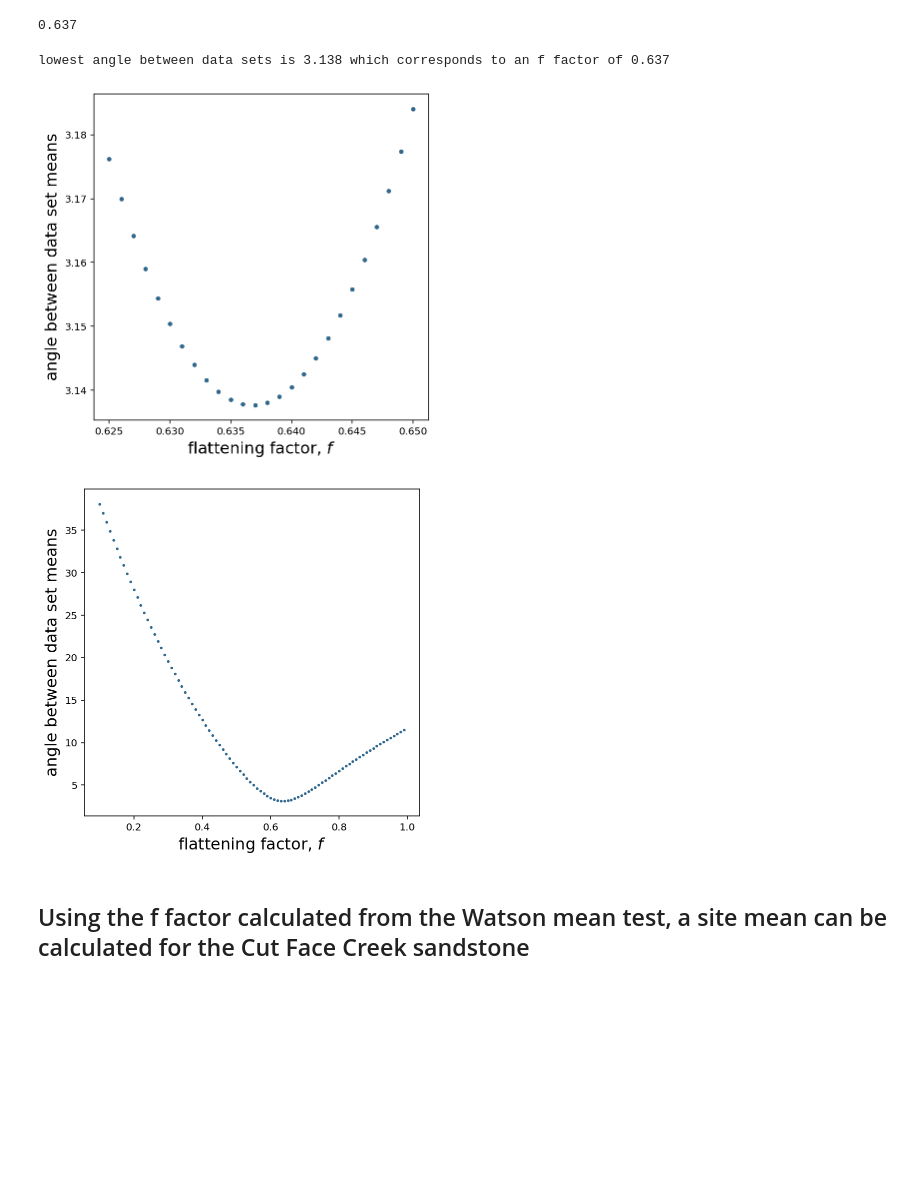
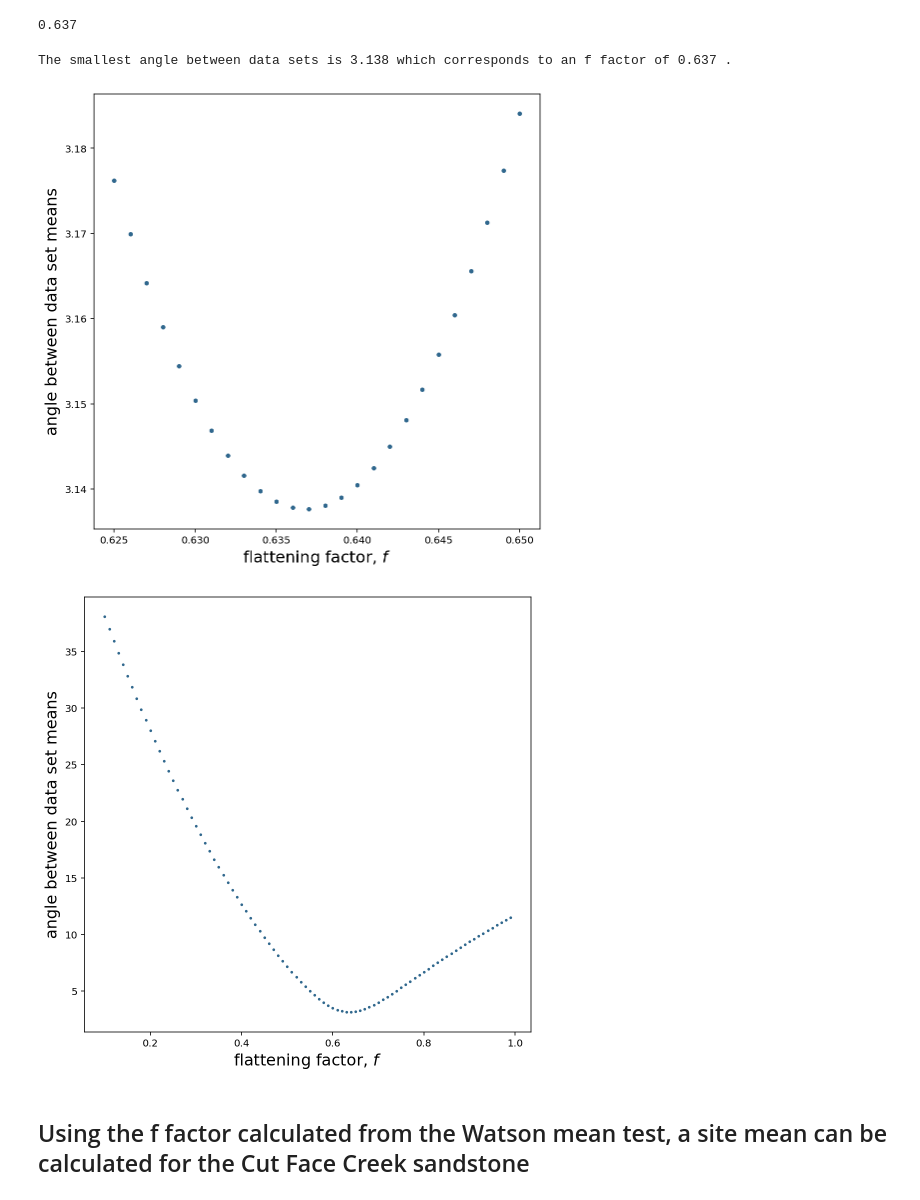
Before and after one commit to Swanson-Hysell-Group/Inclination_Shallowing, a Jupyter notebook: code/Cutface_pmag.ipynb, the cells around one changed output. Saved outputs shown, nothing was run; the diff lists cells and outputs as text; code cells hidden in the pictures; blank space fills up the shorter version.

```diff
--- a/code/Cutface_pmag.ipynb
+++ b/code/Cutface_pmag.ipynb
@@ -742,19 +743,20 @@ np.savetxt('good_f_factors_nsvg.txt',good_f_factors_nsvg)
 good_angles_nsvg=np.array(successful_angles_nsvg)
 np.savetxt('good_angles_nsvg.txt',good_angles_nsvg)
 # %%
-print('lowest angle between data sets is',round(low_angle_nsvg,3), 'which corresponds to an f factor of', best_f_nsvg)
+print('The smallest angle between data sets is',round(low_angle_nsvg,3), 'which corresponds to an f factor of', best_f_nsvg,'.')
 # %% [output]
-lowest angle between data sets is 3.138 which corresponds to an f factor of 0.637
+The smallest angle between data sets is 3.138 which corresponds to an f factor of 0.637 .
 # %%
-plt.figure(num=fignum,figsize=(6,6))
+angles_vs_f_nsvg=plt.figure(num=fignum,figsize=(8,8))
 saved_nsvg_angles=np.loadtxt('good_angles_nsvg.txt')
 saved_f_factors_nsvg=np.loadtxt('good_f_factors_nsvg.txt')
 plt.scatter(saved_f_factors_nsvg,saved_nsvg_angles, s=12, color= viridis(3))
 plt.xlabel('flattening factor, $f$', fontsize=16)
 plt.ylabel('angle between data set means', fontsize=16)
+angles_vs_f_nsvg.savefig('angles_vs_f_nsvg.pdf',bbox='tight')
 plt.show()
 # %% [output]
-[figure, old version]
+[figure, new version]
 # %%
 f_factors = np.arange(0.1,1,.01)
 
@@ -774,15 +776,16 @@ np.savetxt('all_factors.txt',all_factors)
 all_angles=np.array(all_angles)
 np.savetxt('all_angles.txt',all_angles)
 # %%
-plt.figure(num=fignum,figsize=(6,6))
+angles_vs_f_large=plt.figure(num=fignum,figsize=(8,8))
 saved_angles_all=np.loadtxt('all_angles.txt')
 saved_factors_all=np.loadtxt('all_factors.txt')
 plt.scatter(saved_factors_all,saved_angles_all, s=12, marker='.', color= viridis(3))
 plt.xlabel('flattening factor, $f$', fontsize=16)
 plt.ylabel('angle between data set means', fontsize=16)
+angles_vs_f_large.savefig('angles_vs_f_large.pdf',bbox='tight')
 plt.show()
 # %% [output]
-[figure, old version]
+[figure, new version]
 # %% [markdown]
 ## Using the f factor calculated from the Watson mean test, a site mean can be calculated for the Cut Face Creek sandstone
 # %% [markdown]
```
Also changed, not shown: parts of 16 cells of this notebook, 19 other files.
